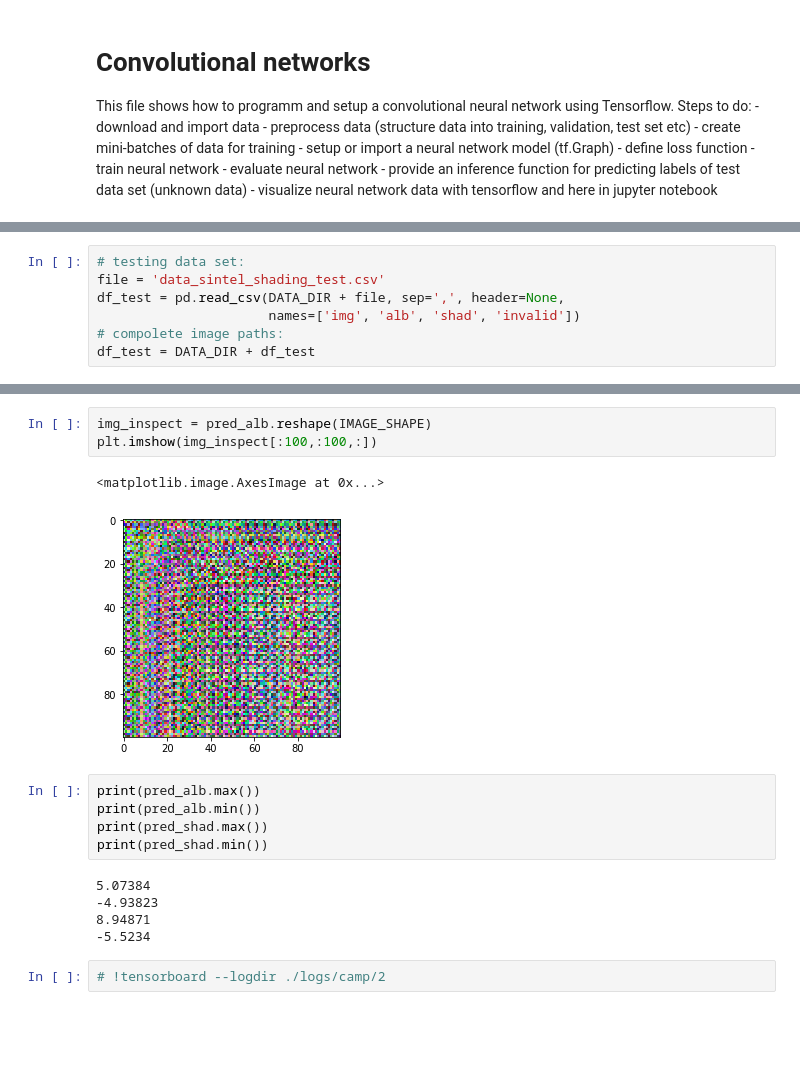
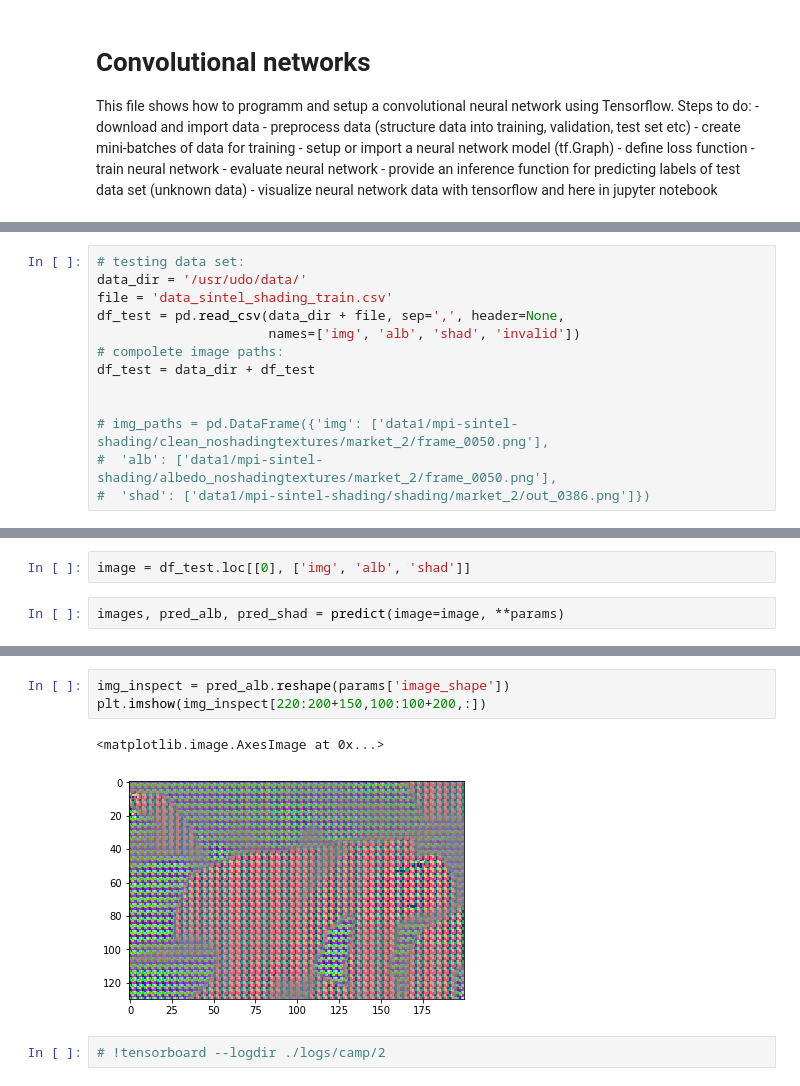
Before and after one commit to phthaloc/intrinsic_image_decomposition, a Jupyter notebook: cnns_predict.ipynb, the cells around one changed output, grey strips where cells are left out. Cells and saved outputs as stored; diff of their text form; blank space fills up the shorter version.

Commit message:
now predictions can be done easily

```diff
--- a/cnns_predict.ipynb
+++ b/cnns_predict.ipynb
@@ -76,7 +177,13 @@ plt_help.show_graph(graph.as_graph_def())
 # %%
 # testing data set:
-file = 'data_sintel_shading_test.csv'
-df_test = pd.read_csv(DATA_DIR + file, sep=',', header=None,
+data_dir = '/usr/udo/data/'
+file = 'data_sintel_shading_train.csv'
+df_test = pd.read_csv(data_dir + file, sep=',', header=None,
                       names=['img', 'alb', 'shad', 'invalid'])
 # compolete image paths:
-df_test = DATA_DIR + df_test
+df_test = data_dir + df_test
+
+
+# img_paths = pd.DataFrame({'img': ['data1/mpi-sintel-shading/clean_noshadingtextures/market_2/frame_0050.png'],
+#  'alb': ['data1/mpi-sintel-shading/albedo_noshadingtextures/market_2/frame_0050.png'],
+#  'shad': ['data1/mpi-sintel-shading/shading/market_2/out_0386.png']})
@@ -126,0 +190,4 @@ INFO:tensorflow:Restoring parameters from logs/3/tfmodel-84
+# %%
+image = df_test.loc[[0], ['img', 'alb', 'shad']]
+# %%
+images, pred_alb, pred_shad = predict(image=image, **params)
@@ -127,18 +217,8 @@ INFO:tensorflow:Restoring parameters from logs/3/tfmodel-84
 # %%
-img_inspect = pred_alb.reshape(IMAGE_SHAPE)
-plt.imshow(img_inspect[:100,:100,:])
+img_inspect = pred_alb.reshape(params['image_shape'])
+plt.imshow(img_inspect[220:200+150,100:100+200,:])
 # %% [output]
 <matplotlib.image.AxesImage at 0x...>
-[figure, old version]
+[figure, new version]
-# %%
-print(pred_alb.max())
-print(pred_alb.min())
-print(pred_shad.max())
-print(pred_shad.min())
-# %% [output]
-5.07384
--4.93823
-8.94871
--5.5234
 # %%
 # !tensorboard --logdir ./logs/camp/2
```
Also changed, not shown: parts of 13 cells of this notebook.
